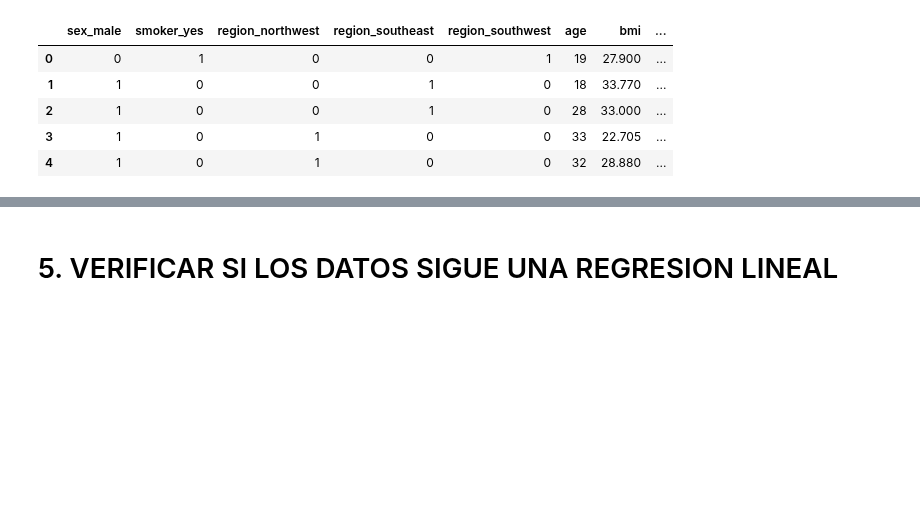
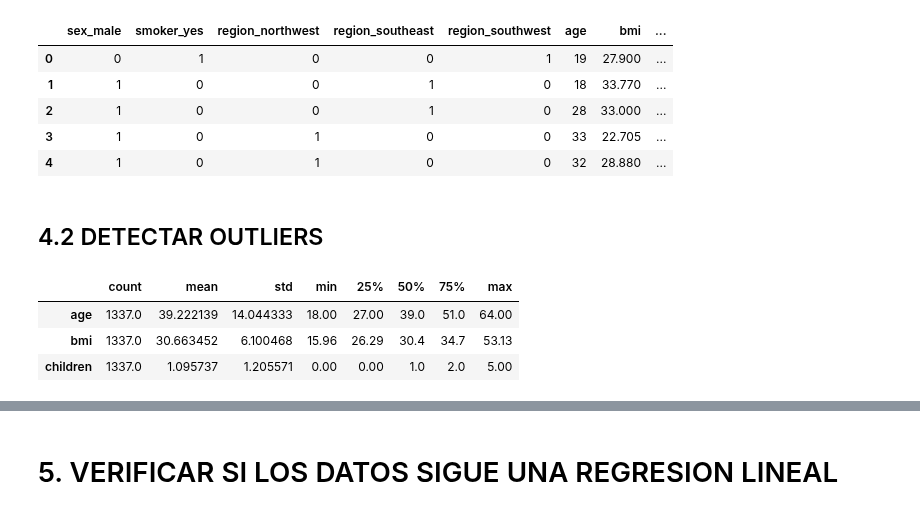
Before and after one commit to 4GeeksAcademy/cathycaz-intro-ml, a Jupyter notebook: src/02-regresion.ipynb, the cells around one changed output, grey strips where cells are left out. Saved outputs shown, nothing was run; the diff lists cells and outputs as text; code cells hidden in the pictures; blank space fills up the shorter version.

```diff
--- a/src/02-regresion.ipynb
+++ b/src/02-regresion.ipynb
@@ -268,3 +268,12 @@ df.head()
 | 2 | 1 | 0 | 0 | 1 | 0 | 28 | 33.000 | ... |
 | 3 | 1 | 0 | 1 | 0 | 0 | 33 | 22.705 | ... |
 | 4 | 1 | 0 | 1 | 0 | 0 | 32 | 28.880 | ... |
+# %% [markdown]
+## 4.2 DETECTAR OUTLIERS
+# %%
+df[['age','bmi','children']].describe().T
+# %% [output]
+|  | count | mean | std | min | 25% | 50% | 75% | max |
+| age | 1337.0 | 39.222139 | 14.044333 | 18.00 | 27.00 | 39.0 | 51.0 | 64.00 |
+| bmi | 1337.0 | 30.663452 | 6.100468 | 15.96 | 26.29 | 30.4 | 34.7 | 53.13 |
+| children | 1337.0 | 1.095737 | 1.205571 | 0.00 | 0.00 | 1.0 | 2.0 | 5.00 |
```
Also changed, not shown: parts of 11 cells of this notebook.
